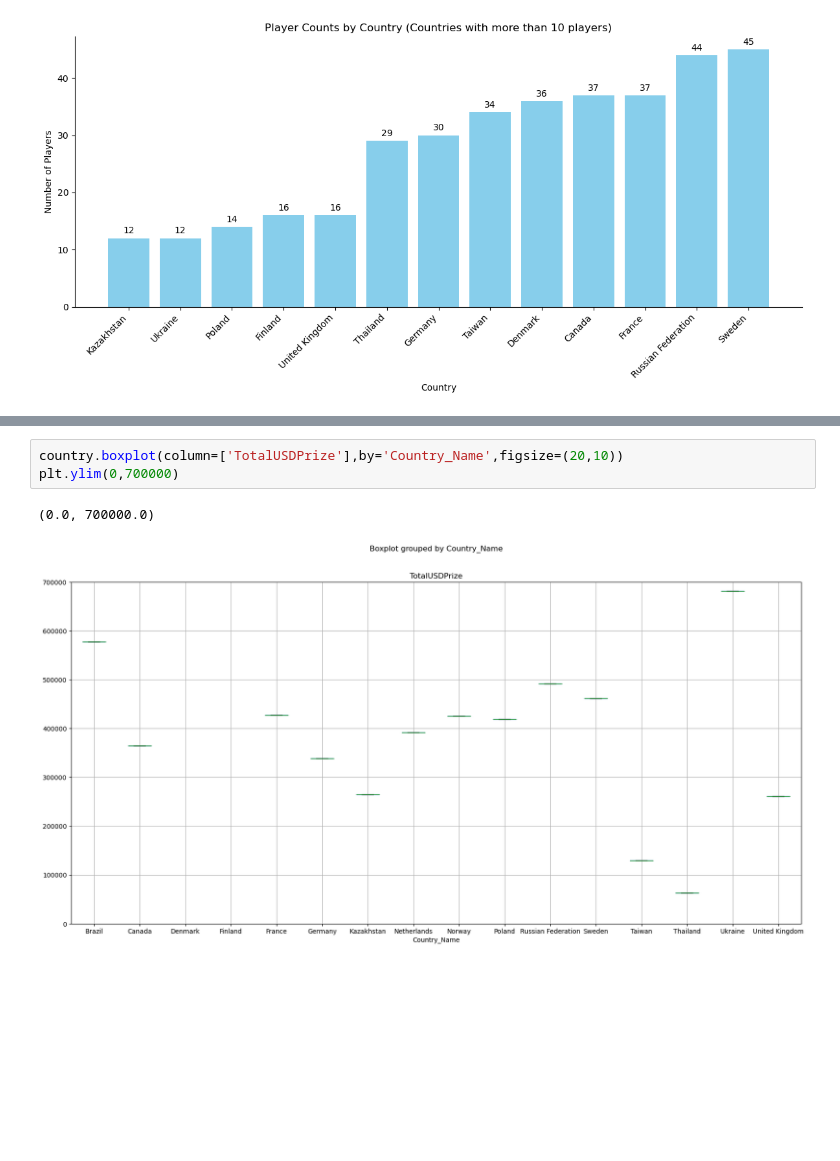
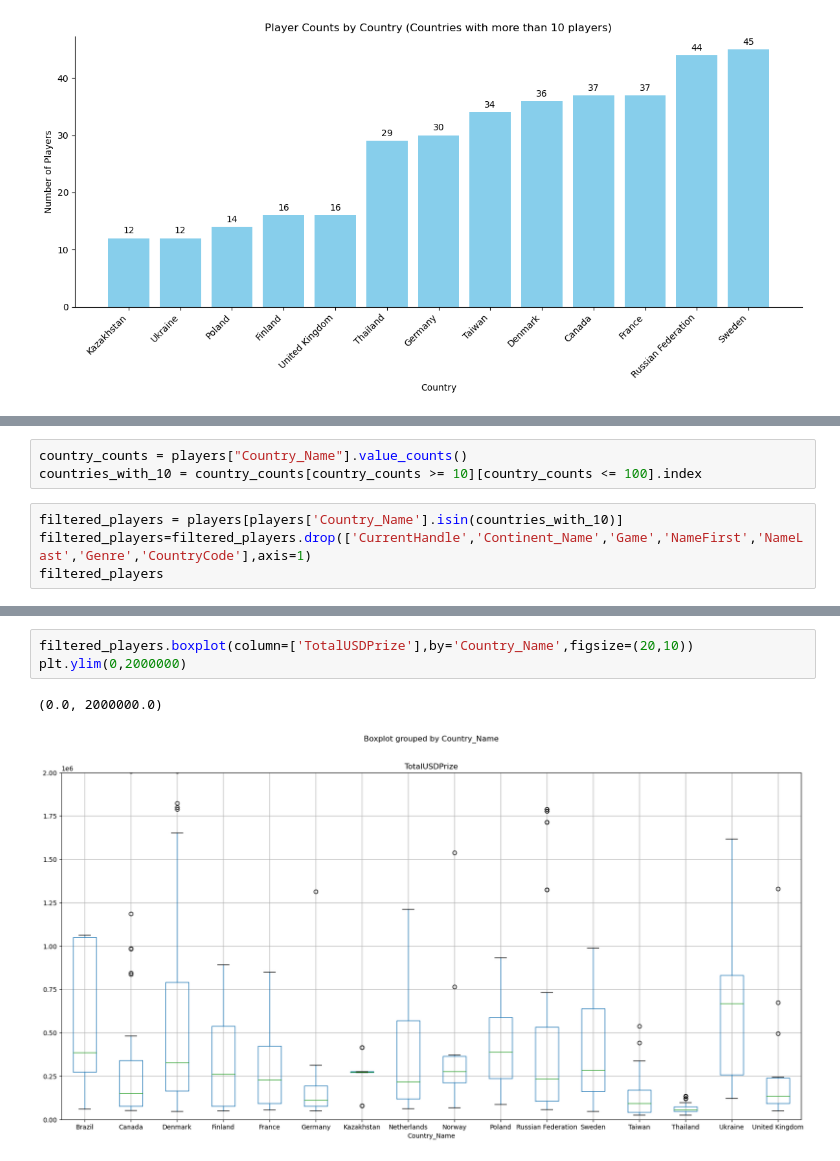
Before and after one commit to Natphipps/ESports-Financial-Analysis, a Jupyter notebook: Jup_File_Aron.ipynb, the cells around one changed output, grey strips where cells are left out. Drawn from its saved outputs; the diff is of its cells as text; blank space fills up the shorter version.

```diff
--- a/Jup_File_Aron.ipynb
+++ b/Jup_File_Aron.ipynb
@@ -489,0 +492,7 @@ country
+# %%
+country_counts = players["Country_Name"].value_counts()
+countries_with_10 = country_counts[country_counts >= 10][country_counts <= 100].index
+# %%
+filtered_players = players[players['Country_Name'].isin(countries_with_10)]
+filtered_players=filtered_players.drop(['CurrentHandle','Continent_Name','Game','NameFirst','NameLast','Genre','CountryCode'],axis=1)
+filtered_players
@@ -490,7 +513,7 @@ country
 # %%
-country.boxplot(column=['TotalUSDPrize'],by='Country_Name',figsize=(20,10))
-plt.ylim(0,700000)
+filtered_players.boxplot(column=['TotalUSDPrize'],by='Country_Name',figsize=(20,10))
+plt.ylim(0,2000000)
 # %% [output]
-(0.0, 700000.0)
+(0.0, 2000000.0)
-[figure, old version]
+[figure, new version]
 # %%
```
Also changed, not shown: parts of 9 cells of this notebook.
